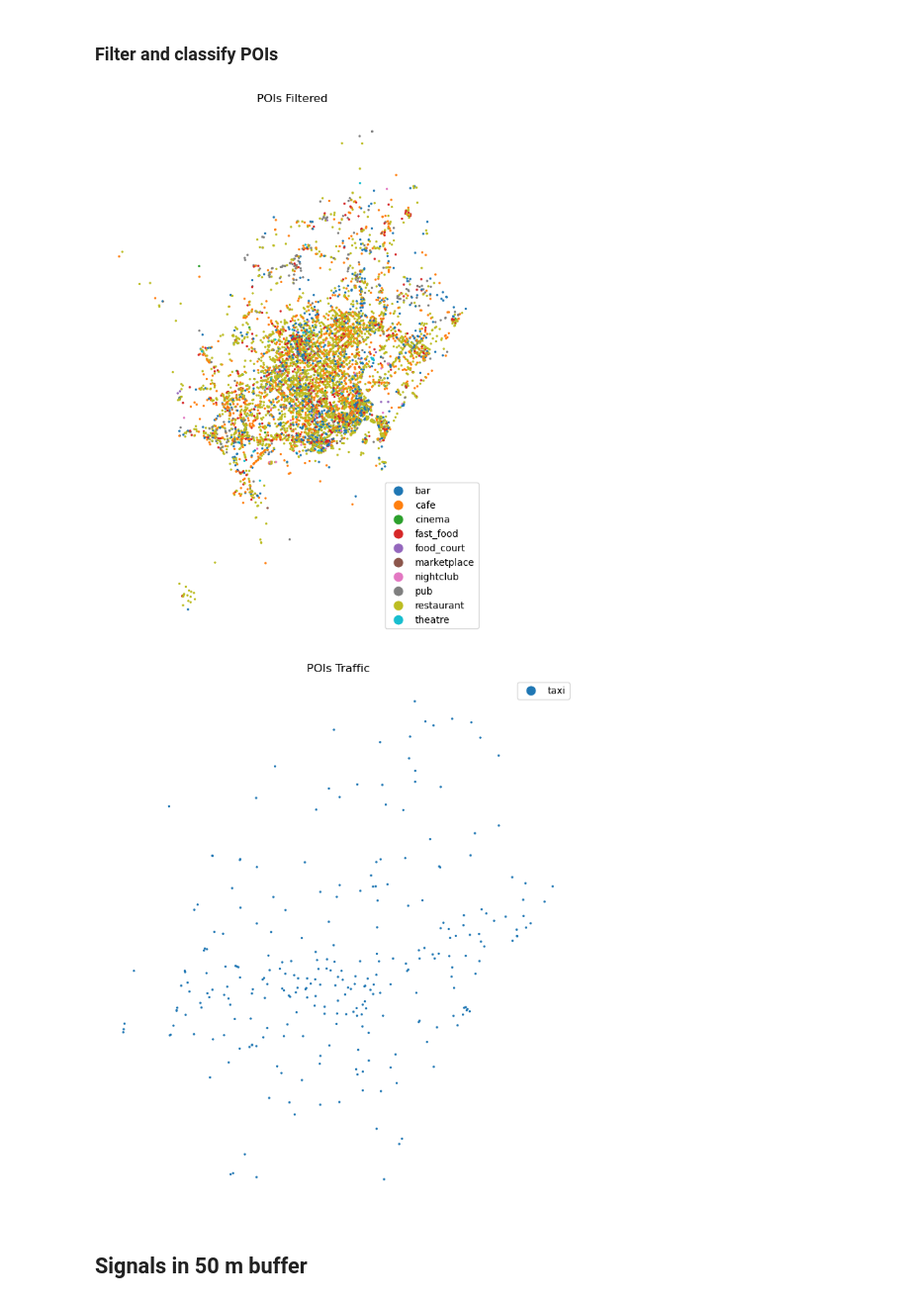
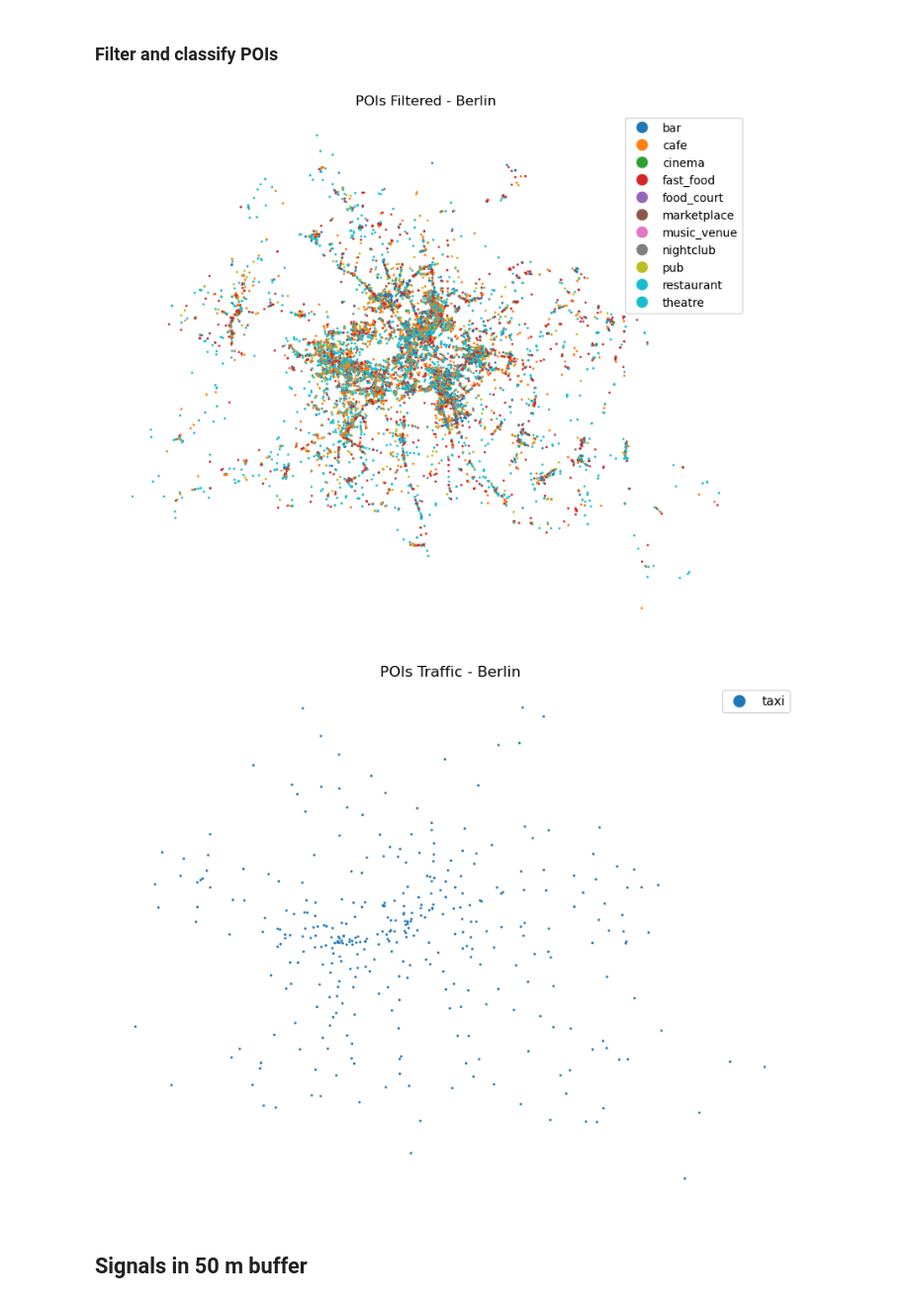
Before and after one commit to AndreaCutroni/ML-Noise-Prediction, a Jupyter notebook: deployment/Berlin/notebooks/BER_OSM_points.ipynb, the cells around one changed output. Shown at 99% size. Drawn from its saved outputs; the diff is of its cells as text; code cells hidden in the pictures.

```diff
--- a/deployment/Berlin/notebooks/BER_OSM_points.ipynb
+++ b/deployment/Berlin/notebooks/BER_OSM_points.ipynb
@@ -6,8 +12,8 @@ import pandas as pd
 # %% [markdown]
 ## Import roads
 # %%
-osm_roads = gpd.read_file("data/bcn_osmnx_edges.gpkg")
-print(osm_roads.crs)  #CRS = Coordinate Reference System
+osm_roads = gpd.read_file("../layers/BER_noise_streets.gpkg")
+print(osm_roads.crs)
 print(osm_roads.shape)
 print(osm_roads.columns.tolist())
 print("Number of street segments:", len(osm_roads))
@@ -97,10 +116,10 @@ ax.set_axis_off()
 ## Points Of Interest (POIs) - OSM
 # %%
 pois = ox.features_from_place(
-    "Barcelona, Spain",
-    tags={"amenity": True}   # all amenities — adjust tags as needed
+    "Berlin, Germany",
+    tags={"amenity": True}
 )
-pois = pois[pois.geometry.type == "Point"].to_crs(osm_roads.crs)
+pois = pois[pois.geometry.type == 'Point'].to_crs(osm_roads.crs)
 print(pois.crs)
 print(pois.columns.tolist())
 # %% [output]
@@ -109,29 +128,23 @@ EPSG:25831
 # %% [markdown]
 ### Filter and classify POIs
 # %%
-filtered_categories = ['restaurant', 'cafe', 'bar', 'pub', 'nightclub', 'fast_food', 'food_court','music_venue', 'cinema', 'theatre','shopping_mall', 'shop', 'supermarket', 'marketplace']
+filtered_categories = ['restaurant', 'cafe', 'bar', 'pub', 'nightclub', 'fast_food', 'food_court',
+                        'music_venue', 'cinema', 'theatre', 'shopping_mall', 'shop', 'supermarket', 'marketplace']
 pois_filtered = pois[pois['amenity'].isin(filtered_categories)]
-
-#sensitive_categories = ['hospital', 'clinic','school', 'kindergarten', 'university', 'research_institute', 'library','social_facility', 'social_centre', 'community_centre']
-#pois_sensitive = pois[pois['amenity'].isin(sensitive_categories)]
 
 traffic_categories = ['taxi']
 pois_traffic = pois[pois['amenity'].isin(traffic_categories)]
 # %%
-ax = pois_filtered.plot(figsize=(10, 10), column='amenity', legend=True, markersize=2)
-ax.set_title('POIs Filtered')
+ax = pois_filtered.plot(figsize=(10, 10), column='amenity', legend=True, markersize=1)
+ax.set_title('POIs Filtered - Berlin')
 ax.set_axis_off()
 
-# ax = pois_sensitive.plot(figsize=(10, 10), column='amenity', legend=True, markersize=2)
-# ax.set_title('POIs Sensitive')
-# ax.set_axis_off()
-
-ax = pois_traffic.plot(figsize=(10, 10), column='amenity', legend=True, markersize=2)
-ax.set_title('POIs Traffic')
+ax = pois_traffic.plot(figsize=(10, 10), column='amenity', legend=True, markersize=1)
+ax.set_title('POIs Traffic - Berlin')
 ax.set_axis_off()
 # %% [output]
-[figure, old version]
+[figure, new version]
-[figure, old version]
+[figure, new version]
 # %% [markdown]
 ## Signals in 50 m buffer
 # %%
```
Also changed, not shown: parts of 22 cells of this notebook.
